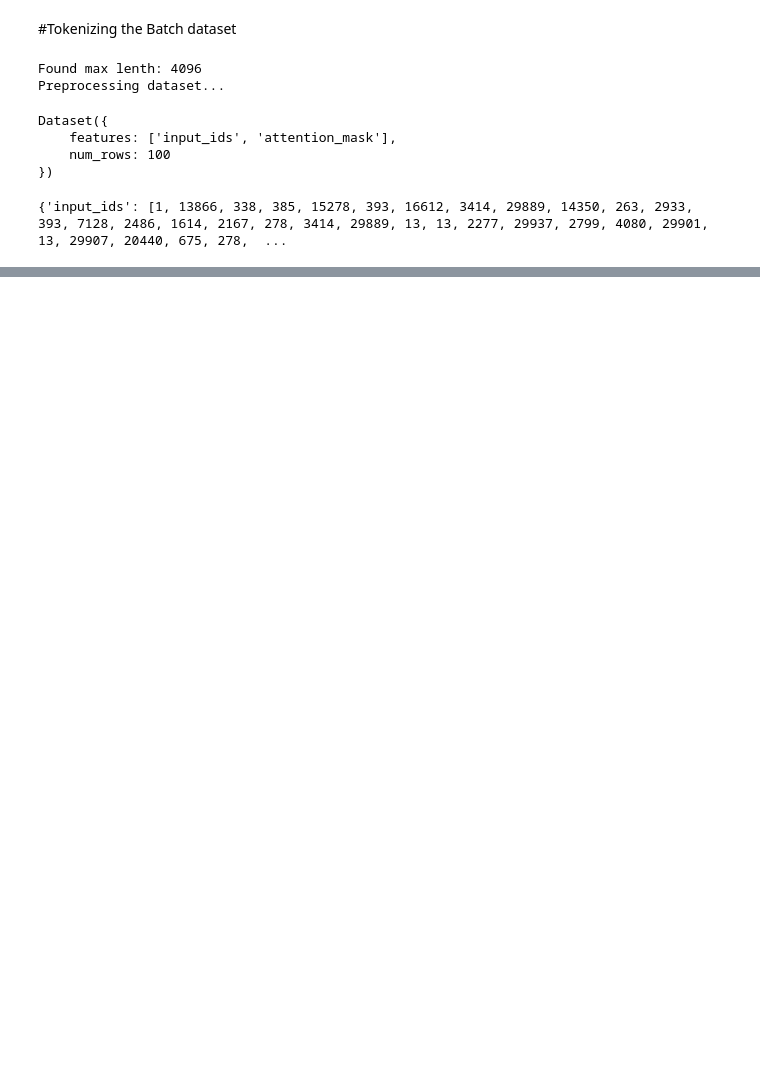
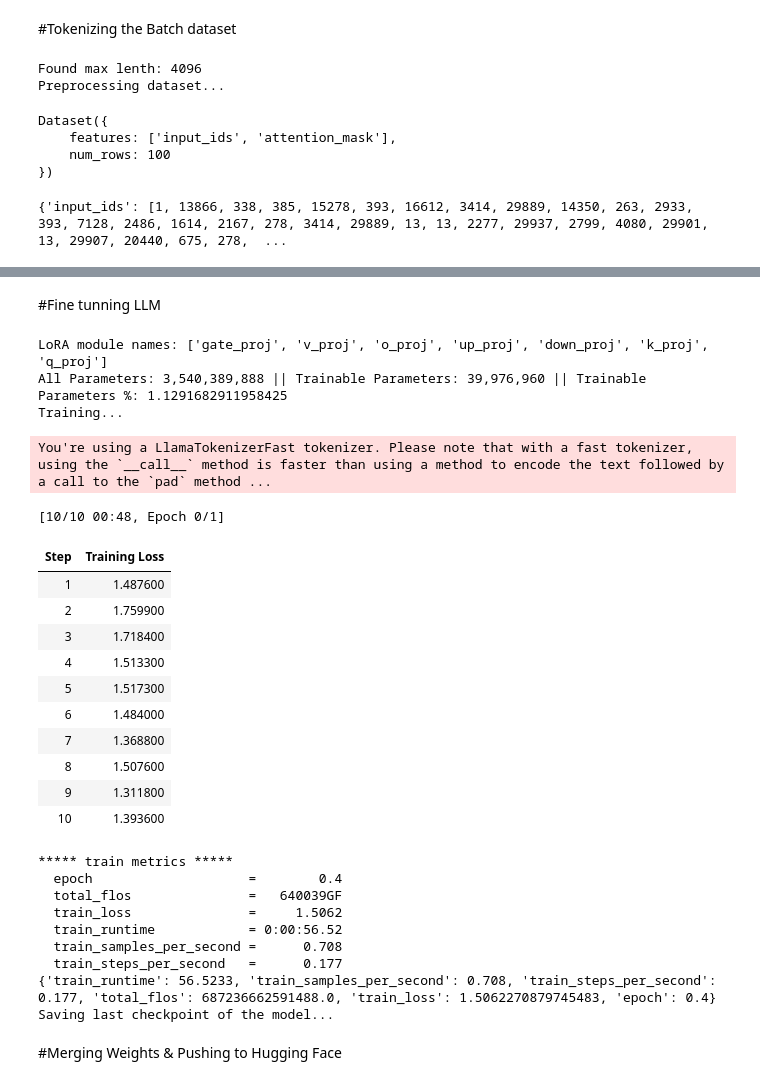
Before and after one commit to DHRUV6029/Llamma-2Fine-Tune-New-Categorization, a Jupyter notebook: notebooks/New_Categorization_LLama2_FineTune.ipynb, the cells around one changed output, grey strips where cells are left out. Saved outputs shown, nothing was run; the diff lists cells and outputs as text; code cells hidden in the pictures; blank space fills up the shorter version.

Commit message:
Fine_Tune + Push to Hugging Face

```diff
--- a/notebooks/New_Categorization_LLama2_FineTune (1).ipynb
+++ b/notebooks/New_Categorization_LLama2_FineTune.ipynb
@@ -285,0 +338,2 @@ print(preprocessed_dataset[0])
+# %% [markdown]
+#Fine tunning LLM
@@ -285,0 +418,17 @@ print(preprocessed_dataset[0])
+# %%
+
+
+# LoRA attention dimension
+lora_r = 16
+
+# Alpha parameter for LoRA scaling
+lora_alpha = 64
+
+# Dropout probability for LoRA layers
+lora_dropout = 0.1
+
+# Bias
+bias = "none"
+
+# Task type
+task_type = "CAUSAL_LM"
@@ -285,0 +464,47 @@ print(preprocessed_dataset[0])
+# %%
+#Function call to fine tune LLM
+fine_tune(model,
+      tokenizer,
+      preprocessed_dataset,
+      lora_r,
+      lora_alpha,
+      lora_dropout,
+      bias,
+      task_type,
+      per_device_train_batch_size,
+      gradient_accumulation_steps,
+      warmup_steps,
+      max_steps,
+      learning_rate,
+      fp16,
+      logging_steps,
+      output_dir,
+      optim)
+# %% [output]
+LoRA module names: ['gate_proj', 'v_proj', 'o_proj', 'up_proj', 'down_proj', 'k_proj', 'q_proj']
+All Parameters: 3,540,389,888 || Trainable Parameters: 39,976,960 || Trainable Parameters %: 1.1291682911958425
+Training...
+You're using a LlamaTokenizerFast tokenizer. Please note that with a fast tokenizer, using the `__call__` method is faster than using a method to encode the text followed by a call to the `pad` method ...
+[10/10 00:48, Epoch 0/1]
+| Step | Training Loss |
+| 1 | 1.487600 |
+| 2 | 1.759900 |
+| 3 | 1.718400 |
+| 4 | 1.513300 |
+| 5 | 1.517300 |
+| 6 | 1.484000 |
+| 7 | 1.368800 |
+| 8 | 1.507600 |
+| 9 | 1.311800 |
+| 10 | 1.393600 |
+***** train metrics *****
+  epoch                    =        0.4
+  total_flos               =   640039GF
+  train_loss               =     1.5062
+  train_runtime            = 0:00:56.52
+  train_samples_per_second =      0.708
+  train_steps_per_second   =      0.177
+{'train_runtime': 56.5233, 'train_samples_per_second': 0.708, 'train_steps_per_second': 0.177, 'total_flos': 687236662591488.0, 'train_loss': 1.5062270879745483, 'epoch': 0.4}
+Saving last checkpoint of the model...
+# %% [markdown]
+#Merging Weights & Pushing to Hugging Face
```
Also changed, not shown: parts of 13 cells of this notebook, 1 other file.
